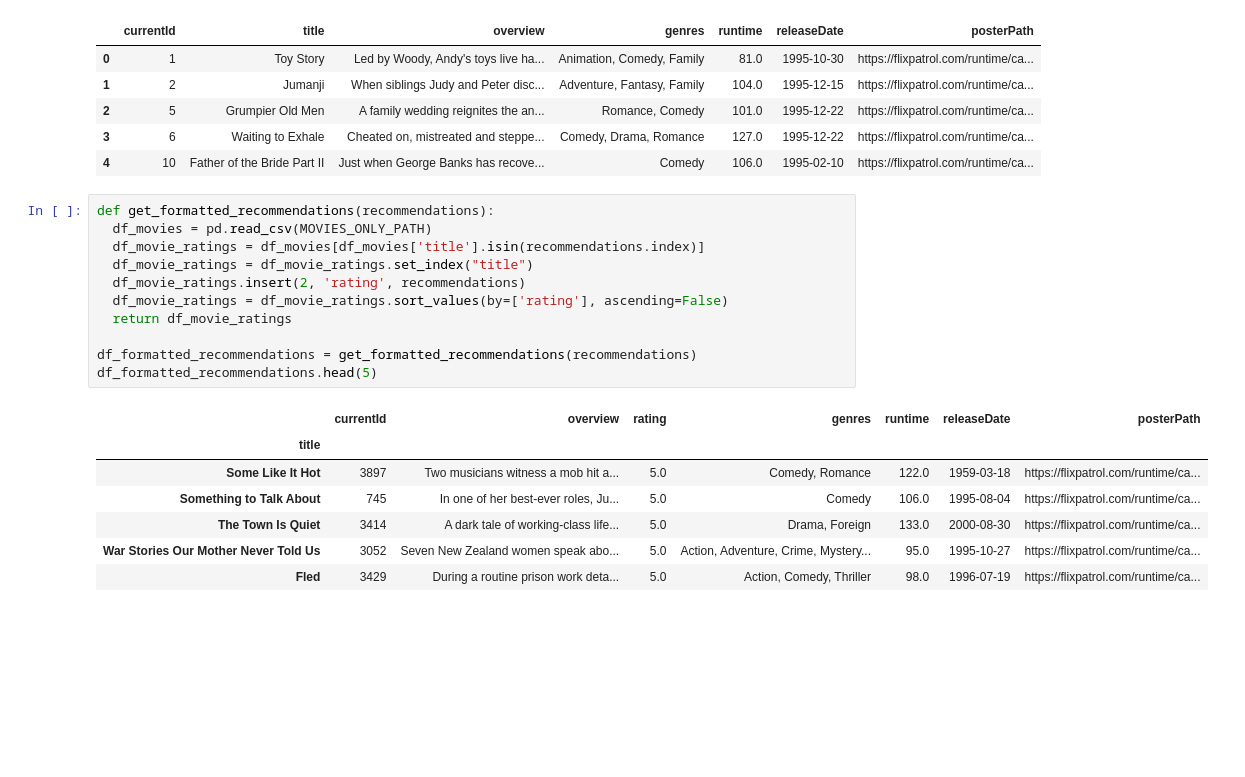
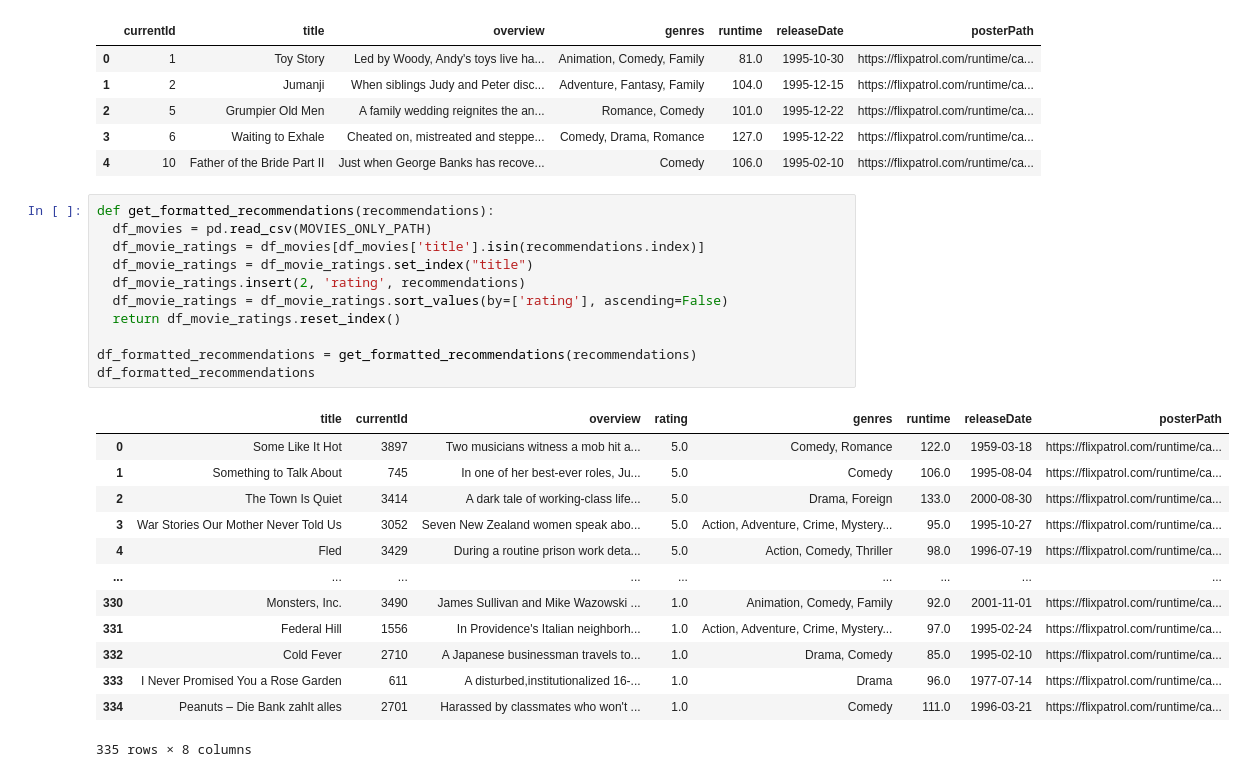
Before and after one commit to Victor7095/oficina-i-avaliacao-ii, a Jupyter notebook: k_nearest_neighbor_knn.ipynb, the cells around one changed output. Saved outputs shown, nothing was run; the diff lists cells and outputs as text; blank space fills up the shorter version.

```diff
--- a/k_nearest_neighbor_knn.ipynb
+++ b/k_nearest_neighbor_knn.ipynb
@@ -156,19 +156,25 @@ df_movies.head()
 # %%
 def get_formatted_recommendations(recommendations):
   df_movies = pd.read_csv(MOVIES_ONLY_PATH)
   df_movie_ratings = df_movies[df_movies['title'].isin(recommendations.index)]
   df_movie_ratings = df_movie_ratings.set_index("title")
   df_movie_ratings.insert(2, 'rating', recommendations)
   df_movie_ratings = df_movie_ratings.sort_values(by=['rating'], ascending=False)
-  return df_movie_ratings
+  return df_movie_ratings.reset_index()
 
 df_formatted_recommendations = get_formatted_recommendations(recommendations)
-df_formatted_recommendations.head(5)
+df_formatted_recommendations
 # %% [output]
-|  | currentId | overview | rating | genres | runtime | releaseDate | posterPath |
-| title |  |  |  |  |  |  |  |
-| Some Like It Hot | 3897 | Two musicians witness a mob hit a... | 5.0 | Comedy, Romance | 122.0 | 1959-03-18 | https://flixpatrol.com/runtime/ca... |
-| Something to Talk About | 745 | In one of her best-ever roles, Ju... | 5.0 | Comedy | 106.0 | 1995-08-04 | https://flixpatrol.com/runtime/ca... |
-| The Town Is Quiet | 3414 | A dark tale of working-class life... | 5.0 | Drama, Foreign | 133.0 | 2000-08-30 | https://flixpatrol.com/runtime/ca... |
-| War Stories Our Mother Never Told Us | 3052 | Seven New Zealand women speak abo... | 5.0 | Action, Adventure, Crime, Mystery... | 95.0 | 1995-10-27 | https://flixpatrol.com/runtime/ca... |
-| Fled | 3429 | During a routine prison work deta... | 5.0 | Action, Comedy, Thriller | 98.0 | 1996-07-19 | https://flixpatrol.com/runtime/ca... |
+|  | title | currentId | overview | rating | genres | runtime | releaseDate | posterPath |
+| 0 | Some Like It Hot | 3897 | Two musicians witness a mob hit a... | 5.0 | Comedy, Romance | 122.0 | 1959-03-18 | https://flixpatrol.com/runtime/ca... |
+| 1 | Something to Talk About | 745 | In one of her best-ever roles, Ju... | 5.0 | Comedy | 106.0 | 1995-08-04 | https://flixpatrol.com/runtime/ca... |
+| 2 | The Town Is Quiet | 3414 | A dark tale of working-class life... | 5.0 | Drama, Foreign | 133.0 | 2000-08-30 | https://flixpatrol.com/runtime/ca... |
+| 3 | War Stories Our Mother Never Told Us | 3052 | Seven New Zealand women speak abo... | 5.0 | Action, Adventure, Crime, Mystery... | 95.0 | 1995-10-27 | https://flixpatrol.com/runtime/ca... |
+| 4 | Fled | 3429 | During a routine prison work deta... | 5.0 | Action, Comedy, Thriller | 98.0 | 1996-07-19 | https://flixpatrol.com/runtime/ca... |
+| ... | ... | ... | ... | ... | ... | ... | ... | ... |
+| 330 | Monsters, Inc. | 3490 | James Sullivan and Mike Wazowski ... | 1.0 | Animation, Comedy, Family | 92.0 | 2001-11-01 | https://flixpatrol.com/runtime/ca... |
+| 331 | Federal Hill | 1556 | In Providence's Italian neighborh... | 1.0 | Action, Adventure, Crime, Mystery... | 97.0 | 1995-02-24 | https://flixpatrol.com/runtime/ca... |
+| 332 | Cold Fever | 2710 | A Japanese businessman travels to... | 1.0 | Drama, Comedy | 85.0 | 1995-02-10 | https://flixpatrol.com/runtime/ca... |
+| 333 | I Never Promised You a Rose Garden | 611 | A disturbed,institutionalized 16-... | 1.0 | Drama | 96.0 | 1977-07-14 | https://flixpatrol.com/runtime/ca... |
+| 334 | Peanuts – Die Bank zahlt alles | 2701 | Harassed by classmates who won't ... | 1.0 | Comedy | 111.0 | 1996-03-21 | https://flixpatrol.com/runtime/ca... |
+335 rows × 8 columns
```
Also changed, not shown: 3 other files.
